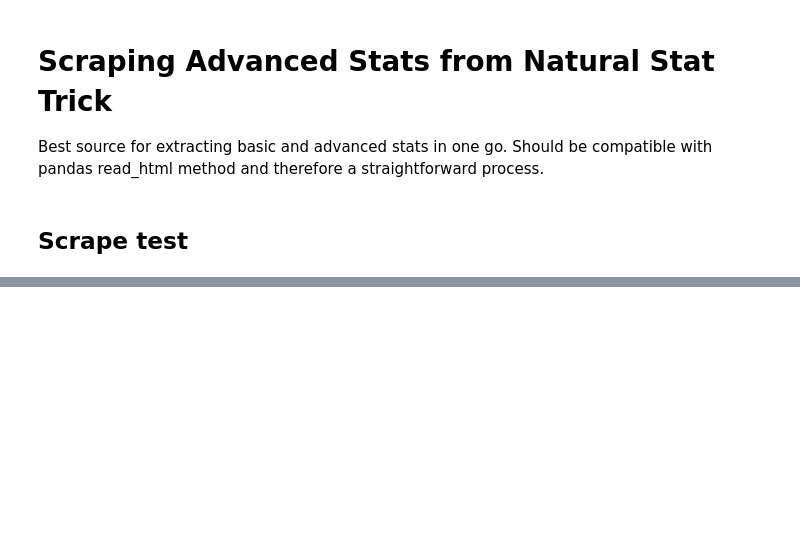
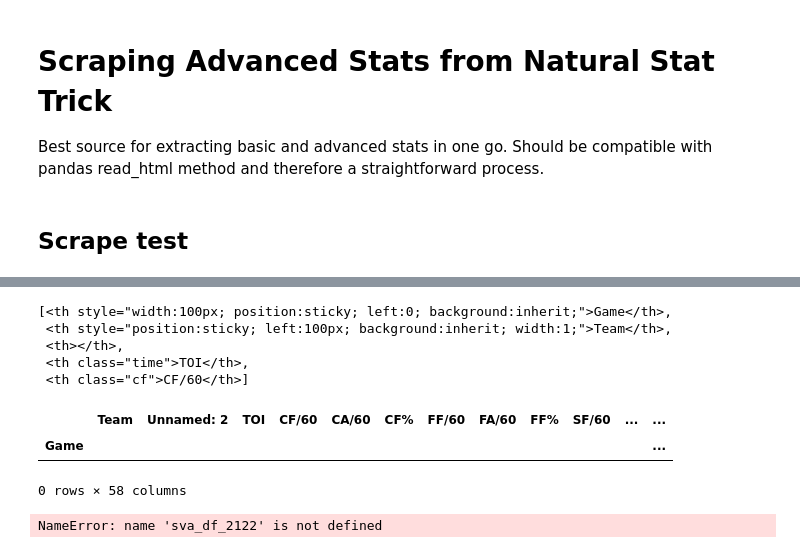
Before and after one commit to jbenasuli/nhl-predictons, a Jupyter notebook: helpers/stats-scraper-v2.ipynb, the cells around one changed output, grey strips where cells are left out. Drawn from its saved outputs; the diff is of its cells as text; code cells hidden in the pictures; blank space fills up the shorter version.

```diff
--- a/helpers/stats-scraper-v2.ipynb
+++ b/helpers/stats-scraper-v2.ipynb
@@ -22,0 +25,7 @@ import random
+# %%
+# test with last season
+url = 'https://www.naturalstattrick.com/games.php?fromseason=2021022&thruseason=20212022&stype=2&sit=sva&loc=B&team=All&rate=y'
+    #   'https://www.naturalstattrick.com/games.php?fromseason={}&thruseason={}&stype=2&sit={}&loc=B&team=All&rate={}
+req = requests.get(url)
+
+soup = BeautifulSoup(req.content)
@@ -22,0 +83,20 @@ import random
+# %%
+body.find_all('th')[0:5]
+# %% [output]
+[<th style="width:100px; position:sticky; left:0; background:inherit;">Game</th>,
+ <th style="position:sticky; left:100px; background:inherit; width:1;">Team</th>,
+ <th></th>,
+ <th class="time">TOI</th>,
+ <th class="cf">CF/60</th>]
+# %%
+sva_df_2122 = pd.read_html(url, header=0, index_col = 0,na_values=["-"])[0]
+# df = pd.read_html(url, header=0, index_col = 0, na_values=["-"])[0]
+sva_df_2122
+# %% [output]
+|  | Team | Unnamed: 2 | TOI | CF/60 | CA/60 | CF% | FF/60 | FA/60 | FF% | SF/60 | ... | ... |
+| Game |  |  |  |  |  |  |  |  |  |  |  | ... |
+0 rows × 58 columns
+# %%
+sva_df_2122
+# %% [output]
+NameError: name 'sva_df_2122' is not defined
```
Also changed, not shown: parts of 8 cells of this notebook, 1 other file.
